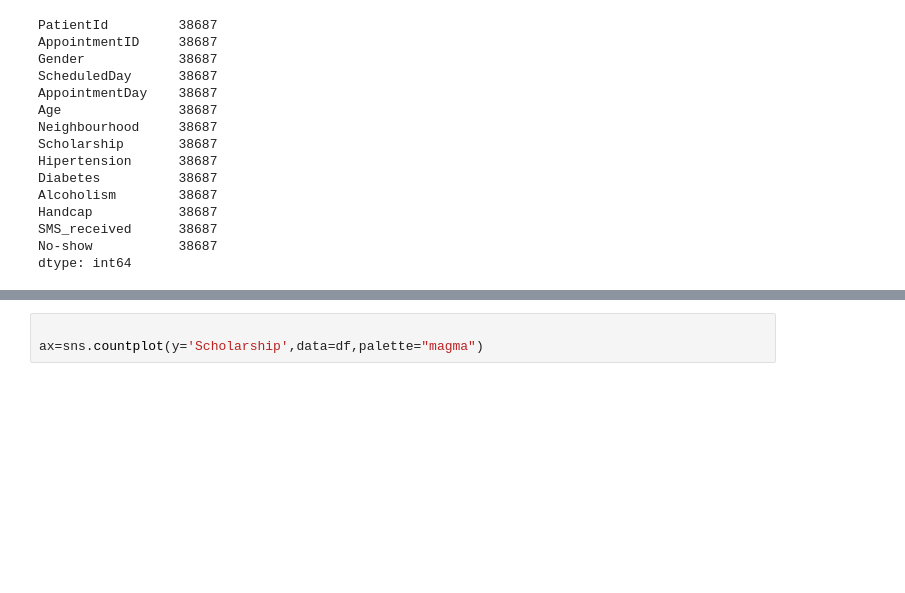
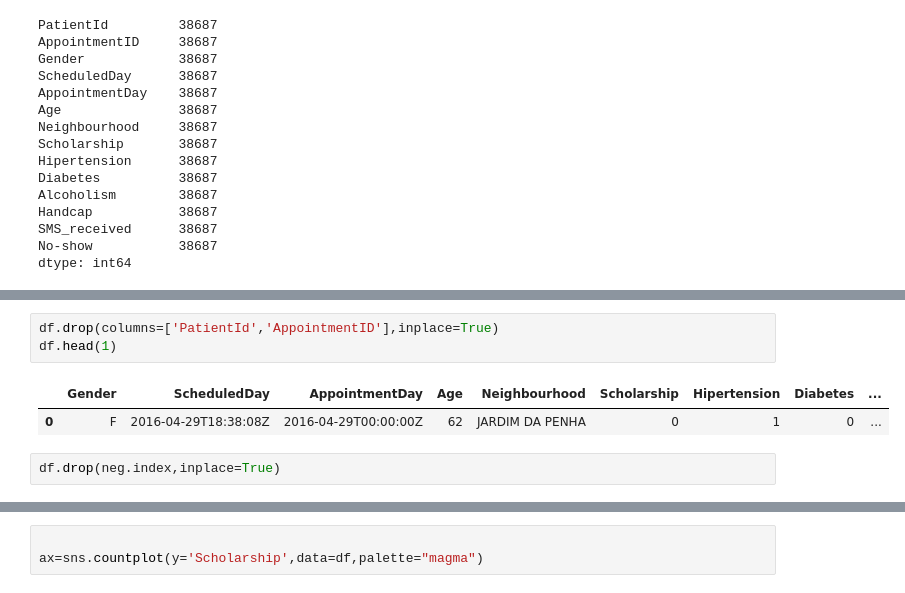
Before and after one commit to nadaAlruwaythi/Medical-Appointment-No-Shows, a Jupyter notebook: Investigate_a_Dataset.ipynb, the cells around one changed output, grey strips where cells are left out. Cells and saved outputs as stored; diff of their text form; blank space fills up the shorter version.

```diff
--- a/Investigate_a_Dataset.ipynb
+++ b/Investigate_a_Dataset.ipynb
@@ -198,0 +271,8 @@ dtype: int64
+# %%
+df.drop(columns=['PatientId','AppointmentID'],inplace=True)
+df.head(1)
+# %% [output]
+|  | Gender | ScheduledDay | AppointmentDay | Age | Neighbourhood | Scholarship | Hipertension | Diabetes | ... |
+| 0 | F | 2016-04-29T18:38:08Z | 2016-04-29T00:00:00Z | 62 | JARDIM DA PENHA | 0 | 1 | 0 | ... |
+# %%
+df.drop(neg.index,inplace=True)
```
Also changed, not shown: parts of 19 cells of this notebook.
